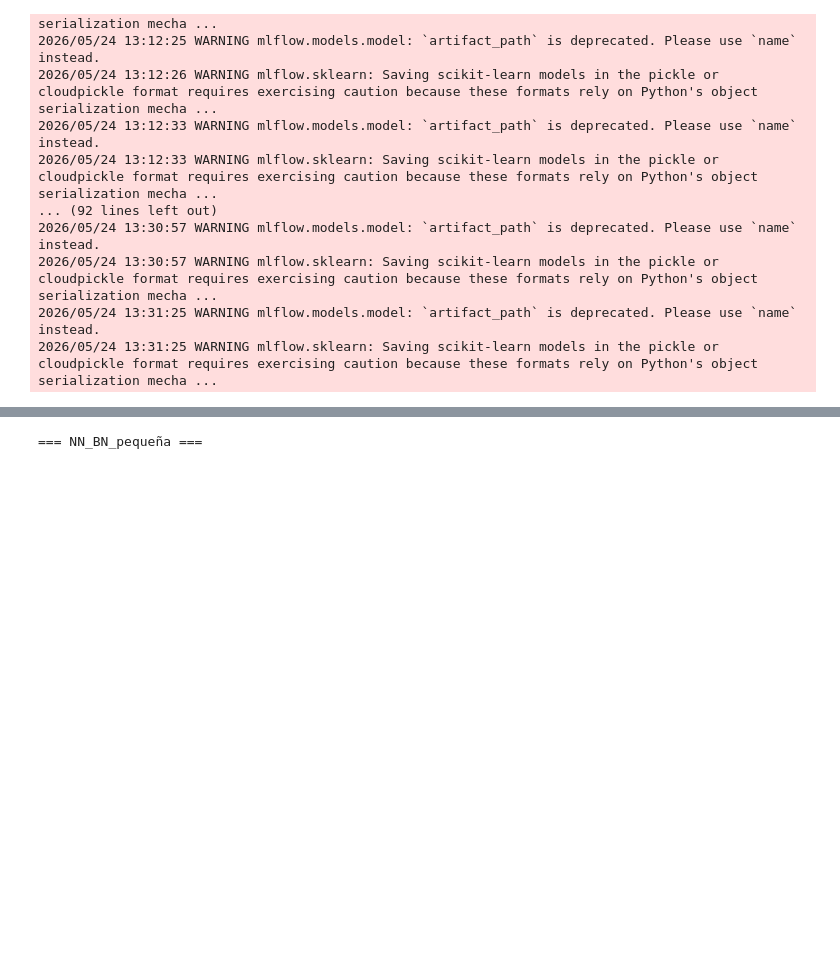
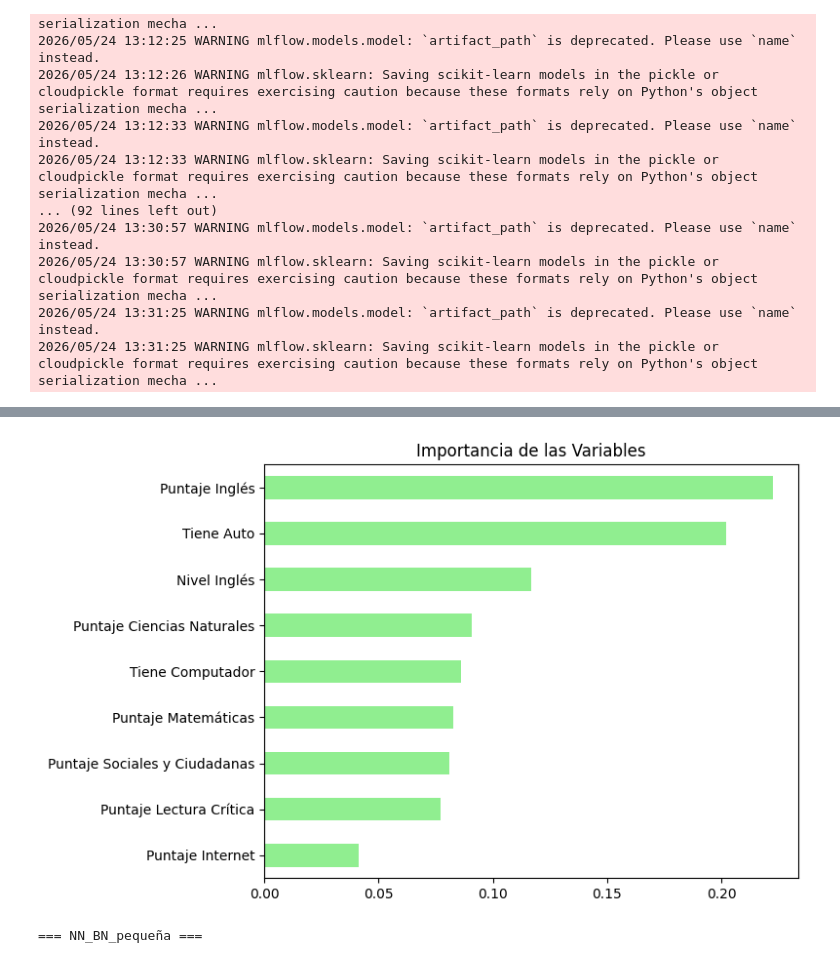
Before and after one commit to juancamilogoomezz/Proyecto-2, a Jupyter notebook: Proyecto 2 - Notebook.ipynb, the cells around one changed output, grey strips where cells are left out. Cells and saved outputs as stored; diff of their text form; code cells hidden in the pictures; blank space fills up the shorter version.

```diff
--- a/Proyecto 2 - Notebook.ipynb
+++ b/Proyecto 2 - Notebook.ipynb
@@ -700,3 +693,14 @@ ax.set_title('Top-15 importancia — RF Classifier'); plt.tight_layout(); plt.sh
+# %%
+
+importancia = pd.Series(rf.feature_importances_, index=X.columns).sort_values().tail(15)
+nuevos_nombres = {"punt_ingles": "Puntaje Inglés", "punt_matematicas": "Puntaje Matemáticas","punt_sociales_ciudadanas": "Puntaje Sociales y Ciudadanas",
+    "punt_c_naturales": "Puntaje Ciencias Naturales", "punt_lectura_critica": "Puntaje Lectura Crítica","Puntaje Automóvil": "Tiene Auto",
+    "Puntaje Computador": "Tiene Computador","Puntaje Lavadora": "Tiene Lavadora","Puntaje Desempeño ingles": "Nivel Inglés"}
+importancia.rename(index=nuevos_nombres, inplace=True)
+fig, ax = plt.subplots(figsize=(8,5)); importancia.plot(kind='barh', ax=ax, color="lightgreen")
+ax.set_title('Importancia de las Variables'); plt.tight_layout(); plt.show()
+# %% [output]
+[figure, added]
 # %%
 n_clases = int(y_train.max()) + 1
 
```
Also changed, not shown: parts of 10 cells of this notebook.
